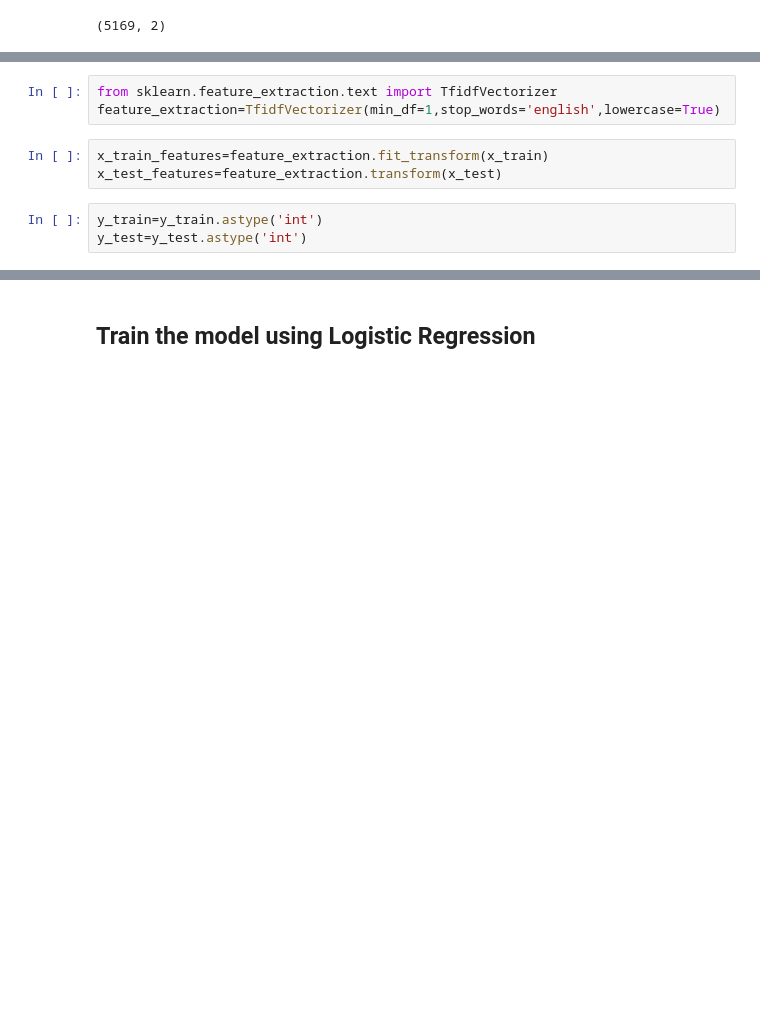
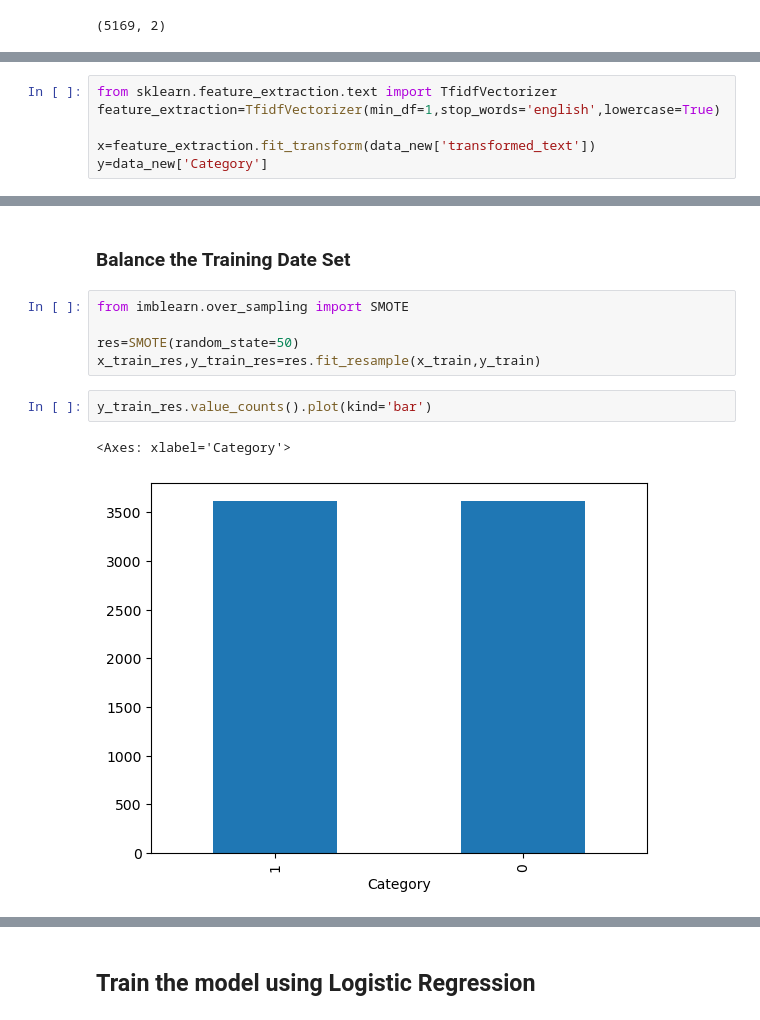
Before and after one commit to Selani00/Spam-Email-Detection-ML, a Jupyter notebook: Group11_SpamDetection.ipynb, the cells around one changed output, grey strips where cells are left out. Cells and saved outputs as stored; diff of their text form; blank space fills up the shorter version.

```diff
--- a/Group11_SpamDetection.ipynb
+++ b/Group11_SpamDetection.ipynb
@@ -119 +176,7 @@ data_new
+# %%
+from sklearn.feature_extraction.text import TfidfVectorizer
+feature_extraction=TfidfVectorizer(min_df=1,stop_words='english',lowercase=True)
+
+x=feature_extraction.fit_transform(data_new['transformed_text'])
+y=data_new['Category']
 # %% [markdown]
@@ -136,10 +196,13 @@ x_test.shape
-# %%
-from sklearn.feature_extraction.text import TfidfVectorizer
-feature_extraction=TfidfVectorizer(min_df=1,stop_words='english',lowercase=True)
-# %%
-x_train_features=feature_extraction.fit_transform(x_train)
-x_test_features=feature_extraction.transform(x_test)
-# %%
-y_train=y_train.astype('int')
-y_test=y_test.astype('int')
+# %% [markdown]
+### Balance the Training Date Set
+# %%
+from imblearn.over_sampling import SMOTE
+
+res=SMOTE(random_state=50)
+x_train_res,y_train_res=res.fit_resample(x_train,y_train)
+# %%
+y_train_res.value_counts().plot(kind='bar')
+# %% [output]
+<Axes: xlabel='Category'>
+[figure, added]
 # %%
```
Also changed, not shown: parts of 45 cells of this notebook, 4 other files.
